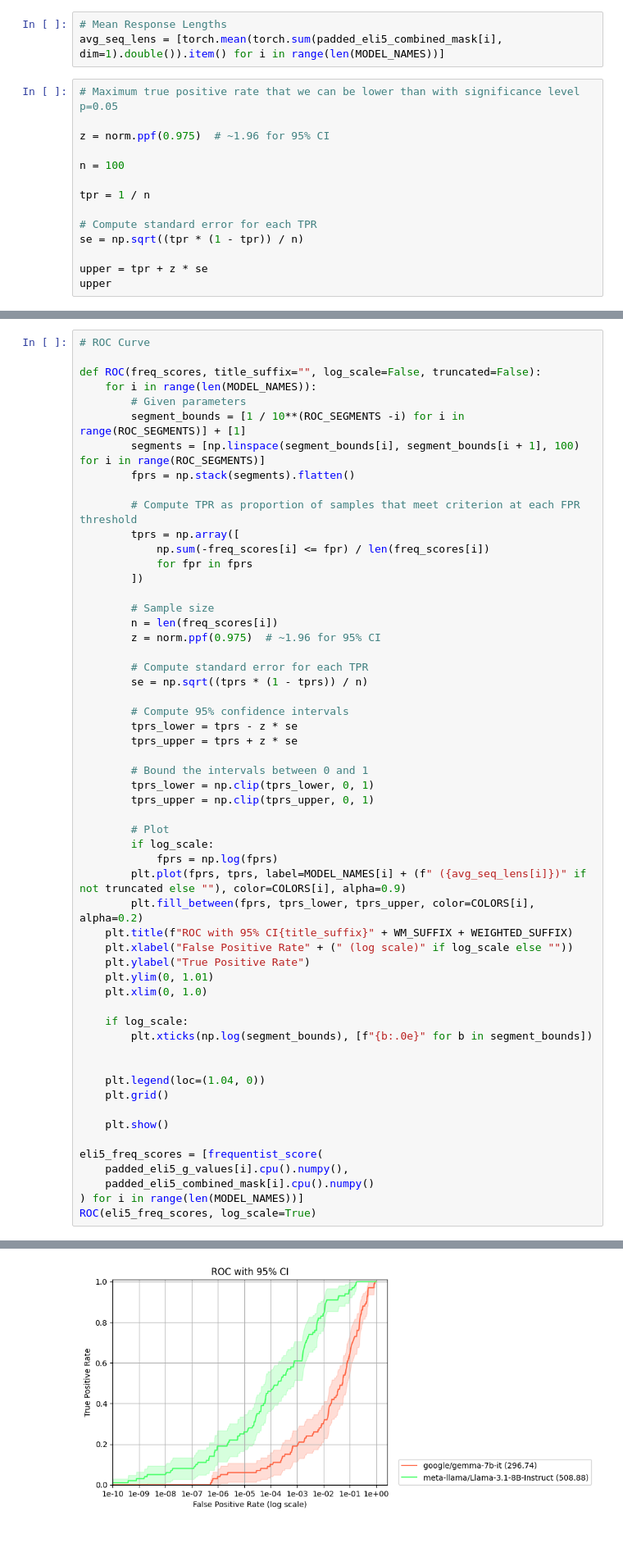
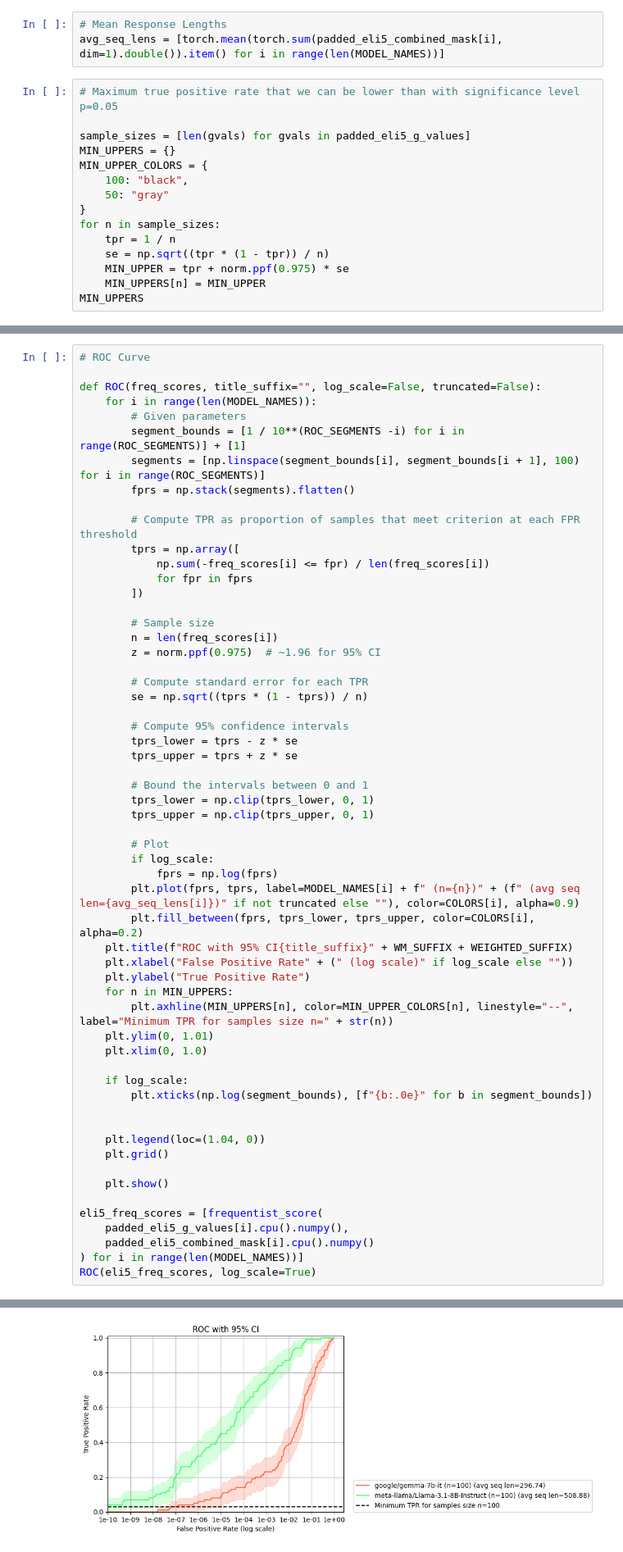
Before and after one commit to JackBlake-zkq/synthid-text, a Jupyter notebook: notebooks/roc_curves.ipynb, the cells around one changed output, grey strips where cells are left out. Shown at 82% size. Cells and saved outputs as stored; diff of their text form.

```diff
--- a/notebooks/roc_curves.ipynb
+++ b/notebooks/roc_curves.ipynb
@@ -35,15 +35,16 @@ avg_seq_lens = [torch.mean(torch.sum(padded_eli5_combined_mask[i], dim=1).double
 # %%
 # Maximum true positive rate that we can be lower than with significance level p=0.05
 
-z = norm.ppf(0.975)  # ~1.96 for 95% CI
-
-n = 100
-
-tpr = 1 / n
-
-# Compute standard error for each TPR
-se = np.sqrt((tpr * (1 - tpr)) / n)
-
-upper = tpr + z * se
-upper
+sample_sizes = [len(gvals) for gvals in padded_eli5_g_values]
+MIN_UPPERS = {}
+MIN_UPPER_COLORS = {
+    100: "black",
+    50: "gray"
+}
+for n in sample_sizes:
+    tpr = 1 / n
+    se = np.sqrt((tpr * (1 - tpr)) / n)
+    MIN_UPPER = tpr + norm.ppf(0.975) * se
+    MIN_UPPERS[n] = MIN_UPPER
+MIN_UPPERS
 # %% [output]
@@ -82,11 +83,13 @@ def ROC(freq_scores, title_suffix="", log_scale=False, truncated=False):
         # Plot
         if log_scale:
             fprs = np.log(fprs)
-        plt.plot(fprs, tprs, label=MODEL_NAMES[i] + (f" ({avg_seq_lens[i]})" if not truncated else ""), color=COLORS[i], alpha=0.9)
+        plt.plot(fprs, tprs, label=MODEL_NAMES[i] + f" (n={n})" + (f" (avg seq len={avg_seq_lens[i]})" if not truncated else ""), color=COLORS[i], alpha=0.9)
         plt.fill_between(fprs, tprs_lower, tprs_upper, color=COLORS[i], alpha=0.2)
     plt.title(f"ROC with 95% CI{title_suffix}" + WM_SUFFIX + WEIGHTED_SUFFIX)
     plt.xlabel("False Positive Rate" + (" (log scale)" if log_scale else ""))
     plt.ylabel("True Positive Rate")
+    for n in MIN_UPPERS:
+        plt.axhline(MIN_UPPERS[n], color=MIN_UPPER_COLORS[n], linestyle="--", label="Minimum TPR for samples size n=" + str(n))
     plt.ylim(0, 1.01)
     plt.xlim(0, 1.0)
 
@@ -109,4 +111,4 @@ ROC(eli5_freq_scores, log_scale=True)
-[figure, old version]
+[figure, new version]
 # %%
 # ROC Curve for first ROC_TOKEN_LIMIT tokens
 # To avoid having models that output more text getting better detectability
```
Also changed, not shown: parts of 3 cells of this notebook, 1 other file.
